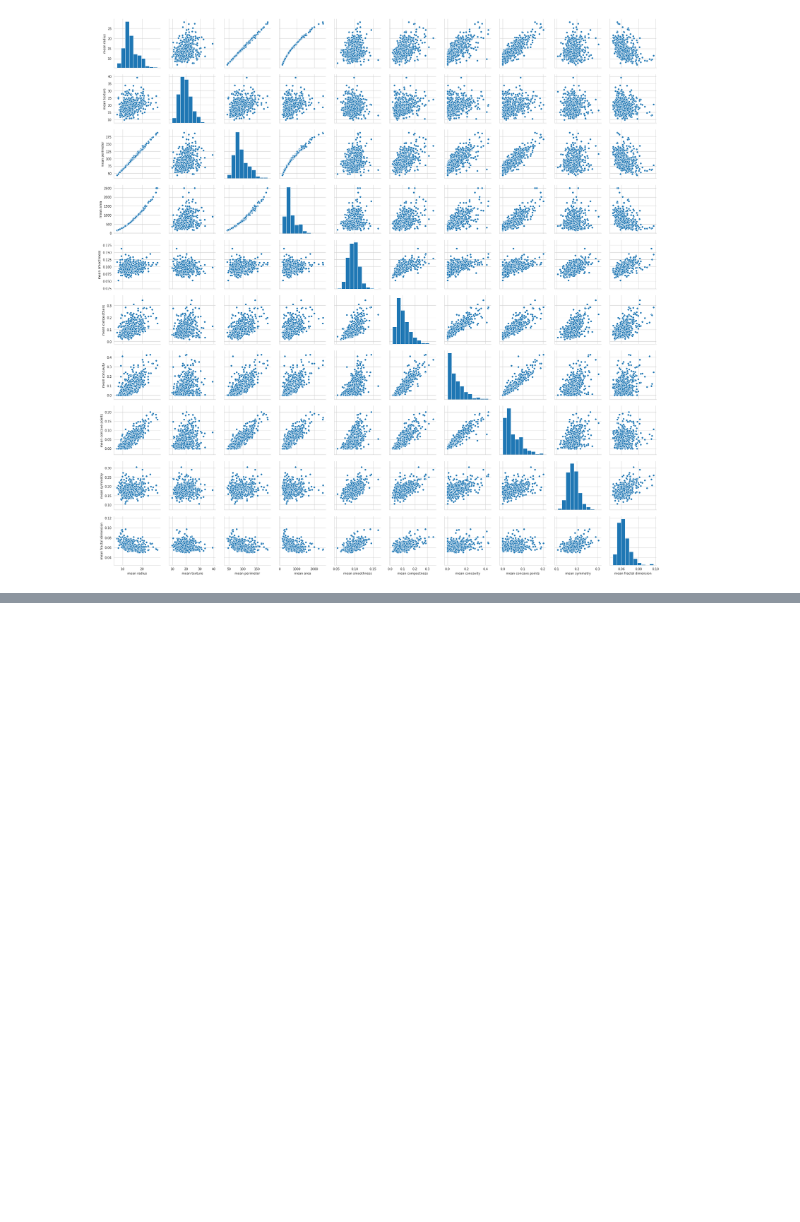
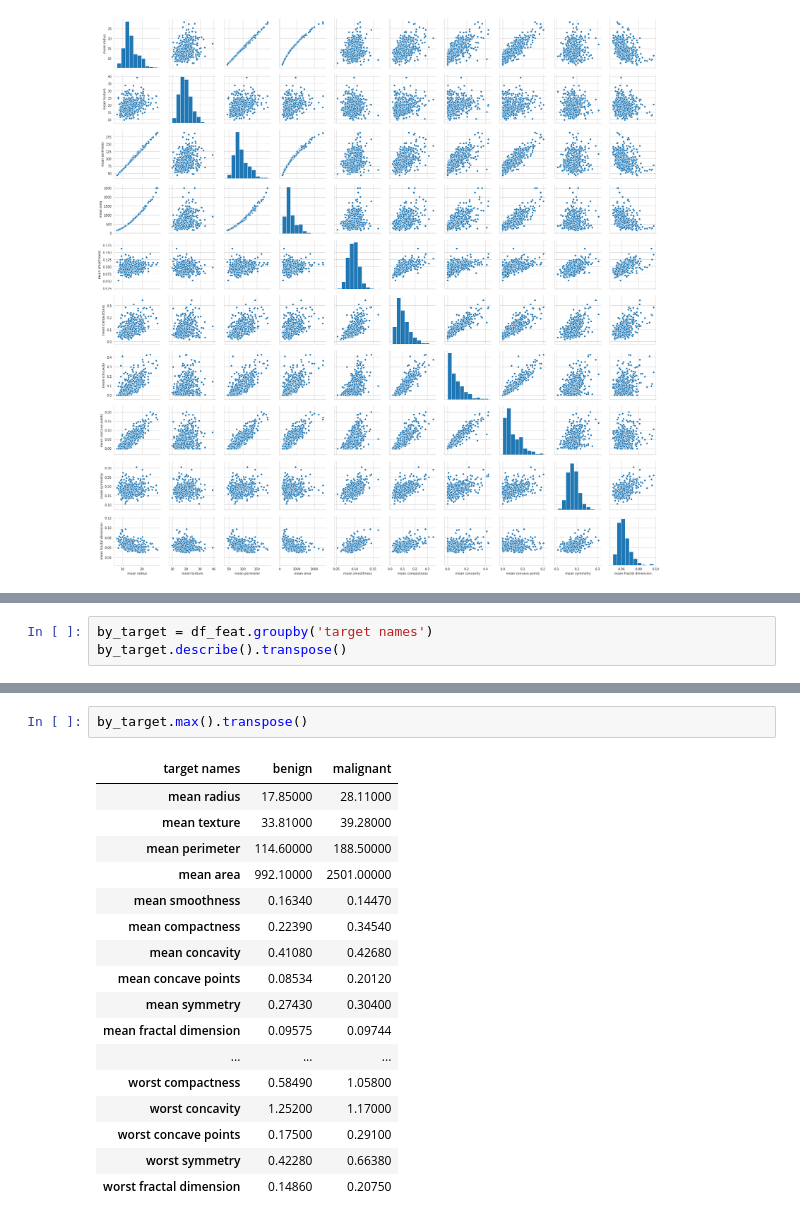
Before and after one commit to GkouskosV/Python-for-Data-Science-and-Machine-Learning-Bootcamp, a Jupyter notebook: Machine_Learning_Sections/Support_Vector_Machines/svm_breast_canser_dataset.ipynb, the cells around one changed output, grey strips where cells are left out. Drawn from its saved outputs; the diff is of its cells as text; blank space fills up the shorter version.

```diff
--- a/Machine_Learning_Sections/Support_Vector_Machines/svm_breast_canser_dataset.ipynb
+++ b/Machine_Learning_Sections/Support_Vector_Machines/svm_breast_canser_dataset.ipynb
@@ -98,0 +145,3 @@ df_feat.insert(len(df_feat.columns), 'target', list(canser['target']))
+# %%
+by_target = df_feat.groupby('target names')
+by_target.describe().transpose()
@@ -98,0 +162,20 @@ df_feat.insert(len(df_feat.columns), 'target', list(canser['target']))
+# %%
+by_target.max().transpose()
+# %% [output]
+| target names | benign | malignant |
+| mean radius | 17.85000 | 28.11000 |
+| mean texture | 33.81000 | 39.28000 |
+| mean perimeter | 114.60000 | 188.50000 |
+| mean area | 992.10000 | 2501.00000 |
+| mean smoothness | 0.16340 | 0.14470 |
+| mean compactness | 0.22390 | 0.34540 |
+| mean concavity | 0.41080 | 0.42680 |
+| mean concave points | 0.08534 | 0.20120 |
+| mean symmetry | 0.27430 | 0.30400 |
+| mean fractal dimension | 0.09575 | 0.09744 |
+| ... | ... | ... |
+| worst compactness | 0.58490 | 1.05800 |
+| worst concavity | 1.25200 | 1.17000 |
+| worst concave points | 0.17500 | 0.29100 |
+| worst symmetry | 0.42280 | 0.66380 |
+| worst fractal dimension | 0.14860 | 0.20750 |
```
Also changed, not shown: parts of 33 cells of this notebook.
